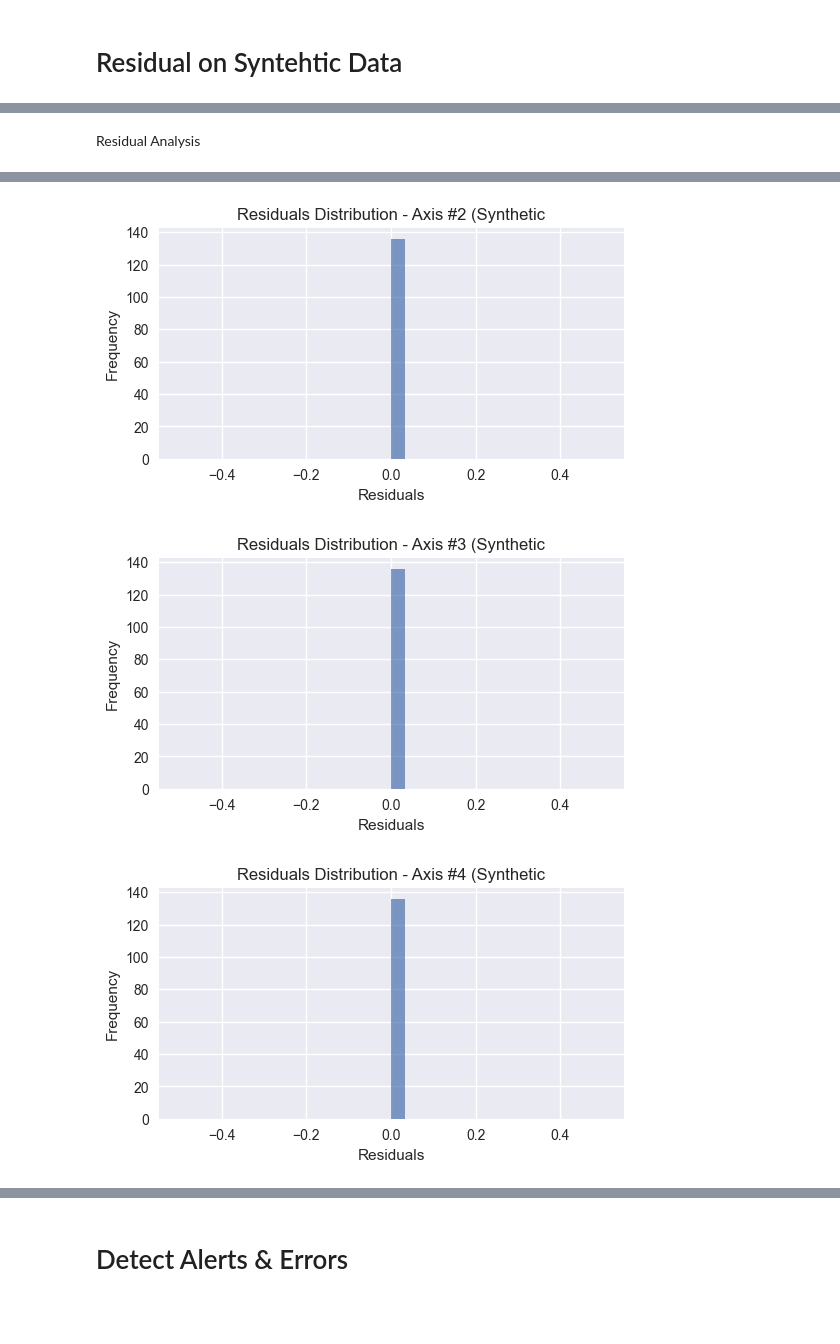
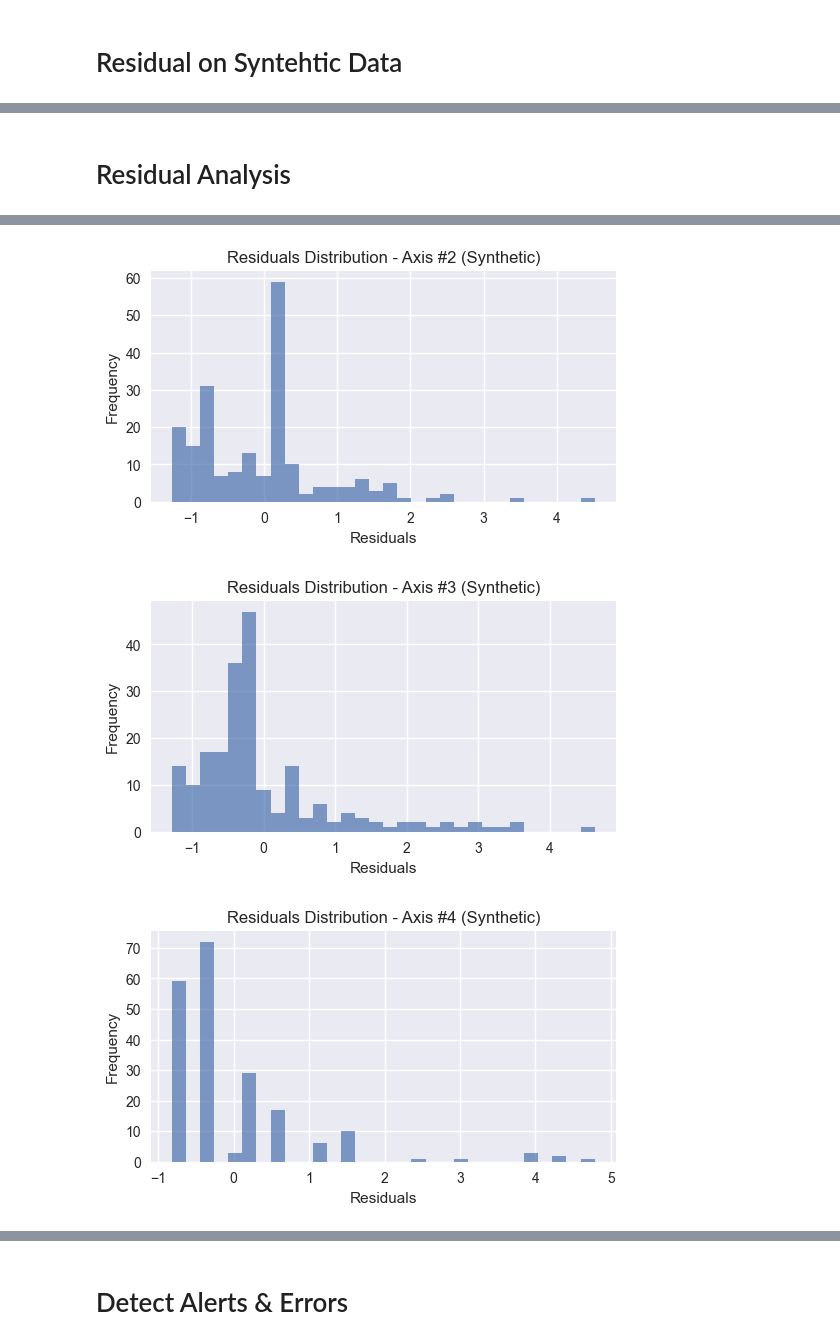
Before and after one commit to JariusBedward-8841640/CSCN8010_Practical_Lab1_ArchitectureVer, a Jupyter notebook: DataStreamPracticalLab,.ipynb, the cells around one changed output, grey strips where cells are left out. Drawn from its saved outputs; the diff is of its cells as text; code cells hidden in the pictures; blank space fills up the shorter version.

Commit message:
Added fixes to synthetic plotting and saving results, finished readme, added pictures for each plot, updated gitignore

```diff
--- a/DataStreamPracticalLab,.ipynb
+++ b/DataStreamPracticalLab,.ipynb
@@ -179,23 +168,29 @@ for axis in axis_cols:
 # %% [markdown]
 # Generate Synthetic Testing Data
 # %%
-# We must define the synthtic time range (1 min interveals)
+# We must define the synthetic time range (1 min interveals)
 #Uses the standardized data for synthetic creation
 start_time = df_train["Time"].min()
 end_time = df_train["Time"].max() + pd.Timedelta(minutes = 30)
 time_index = pd.date_range(start=start_time, end=end_time, freq="1min")
 
-# make the synthetic dataframe
+
 
 df_synth = pd.DataFrame({"Time": time_index})
 
 df_synth["time_min"] = (df_synth["Time"] - df_train["Time"].min()).dt.total_seconds() /60
 
-# Gerenate the synthetic readings
+# Create the synthetic readings
 for axis in axis_cols:
     model = models[axis]
     y_synth = model.predict(df_synth[["time_min"]].values)
-    df_synth[axis] = y_synth
+
+
+    #To add realistic deviations we use the training residuals
+    train_res = np.array(residuals[axis])
+    repeats = int(np.ceil(len(df_synth)/ len(train_res)))
+    synthetic_residuals = np.tile(train_res, repeats)[:len(df_synth)]
+    df_synth[axis] = y_synth + synthetic_residuals
 
 print(df_synth.head())
 # %% [output]
@@ -218,6 +213,9 @@ print(df_synth.head())
 residuals_synth = {}
 
 for axis in axis_cols:
-    x_test = df_synth[["time_min"]].values
-    y_pred = models[axis].predict(x_test)
+
+    y_pred = models[axis].predict(df_synth[["time_min"]].values)
     residuals_synth[axis] = df_synth[axis] - y_pred
+
+for axis in axis_cols[:3]:
+    print(f"{axis} residuals (first 10):\n", residuals_synth[axis][:10])
@@ -224,12 +240,19 @@ for axis in axis_cols:
 # %% [markdown]
-Residual Analysis
+# Residual Analysis
 # %%
 for axis in axis_cols:
 
+    res = residuals_synth[axis]
+    plt.figure(figsize=(6,3))
 
-    plt.figure(figsize=(6,3))
-    plt.hist(residuals_synth[axis], bins=30, alpha=0.7)
-    plt.title(f"Residuals Distribution - {axis} (Synthetic")
+    if np.all(res == 0):
+        plt.bar(0,len(res), width=0.5, alpha=0.7)
+        plt.xticks([0])
+    else:
+        plt.hist(res, bins=30, alpha=0.7)
+
+
+    plt.title(f"Residuals Distribution - {axis} (Synthetic)")
     plt.xlabel("Residuals")
     plt.ylabel("Frequency")
     plt.show()
@@ -238,3 +261,3 @@ for axis in axis_cols:
-[figure, old version]
+[figure, new version]
-[figure, old version]
+[figure, new version]
-[figure, old version]
+[figure, new version]
```
Also changed, not shown: parts of 15 cells of this notebook, 10 other files.
